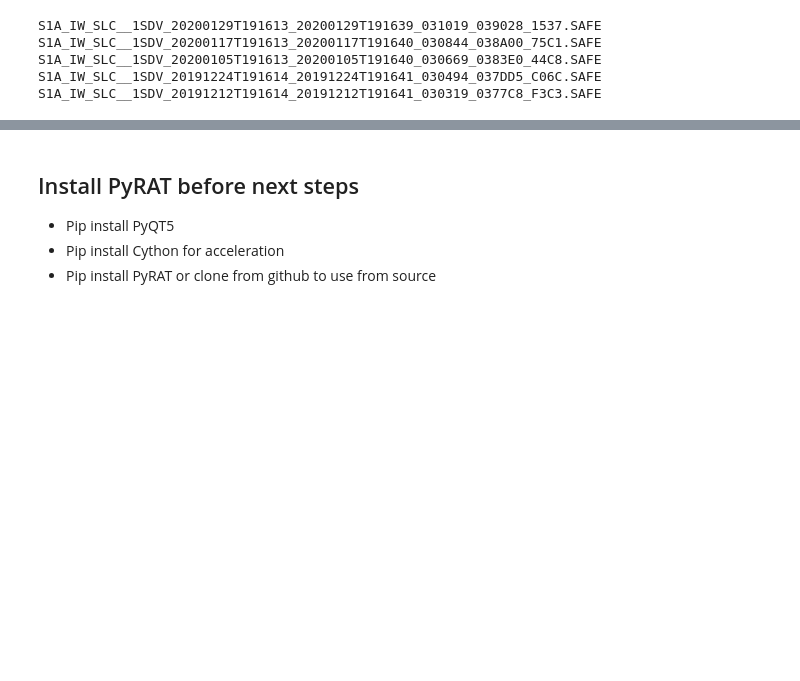
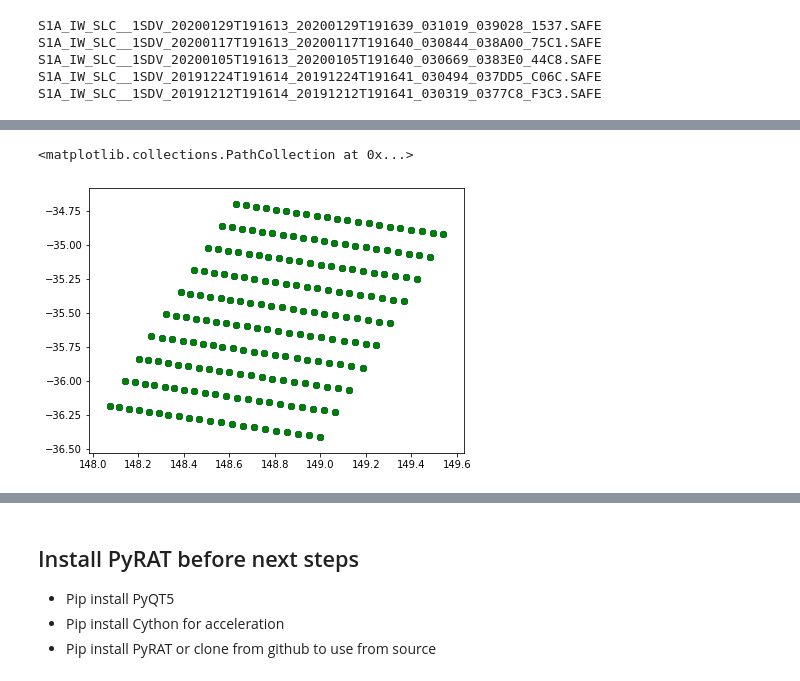
Before and after one commit to whatnick/ki_fires_slc, a Jupyter notebook: notebooks/Orroral_SAR_FireMap.ipynb, the cells around one changed output, grey strips where cells are left out. Cells and saved outputs as stored; diff of their text form; code cells hidden in the pictures; blank space fills up the shorter version.

```diff
--- a/notebooks/Orroral_SAR_FireMap.ipynb
+++ b/notebooks/Orroral_SAR_FireMap.ipynb
@@ -120,0 +126,22 @@ S1A_IW_SLC__1SDV_20191212T191614_20191212T191641_030319_0377C8_F3C3.SAFE
+# %%
+s1_ds = gdal.Open('S1A_IW_SLC__1SDV_20200129T191613_20200129T191639_031019_039028_1537.SAFE')
+# %%
+sds_list = s1_ds.GetSubDatasets()
+IW1_ds = gdal.Open(sds_list[2][0])
+IW2_ds = gdal.Open(sds_list[5][0])
+IW3_ds = gdal.Open(sds_list[8][0])
+# %%
+lon_1 = [gcp.GCPX for gcp in IW1_ds.GetGCPs()]
+lat_1 = [gcp.GCPY for gcp in IW1_ds.GetGCPs()]
+lon_2 = [gcp.GCPX for gcp in IW2_ds.GetGCPs()]
+lat_2 = [gcp.GCPY for gcp in IW2_ds.GetGCPs()]
+lon_3 = [gcp.GCPX for gcp in IW3_ds.GetGCPs()]
+lat_3 = [gcp.GCPY for gcp in IW3_ds.GetGCPs()]
+# %%
+fig, axs = plt.subplots(nrows=1, ncols=1, constrained_layout=True)
+axs.scatter(lon_1,lat_1,color='k')
+axs.scatter(lon_2,lat_2,color='b')
+axs.scatter(lon_2,lat_2,color='g')
+# %% [output]
+<matplotlib.collections.PathCollection at 0x...>
+[figure, added]
```
Also changed, not shown: parts of 12 cells of this notebook.
